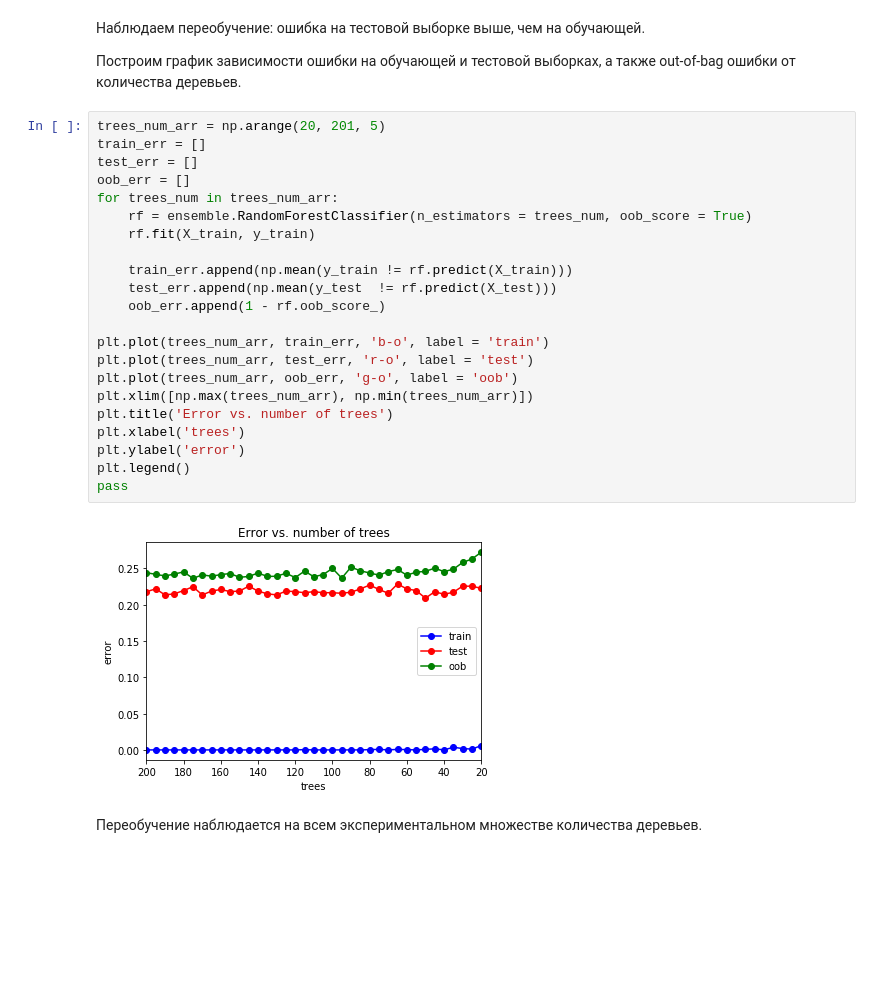
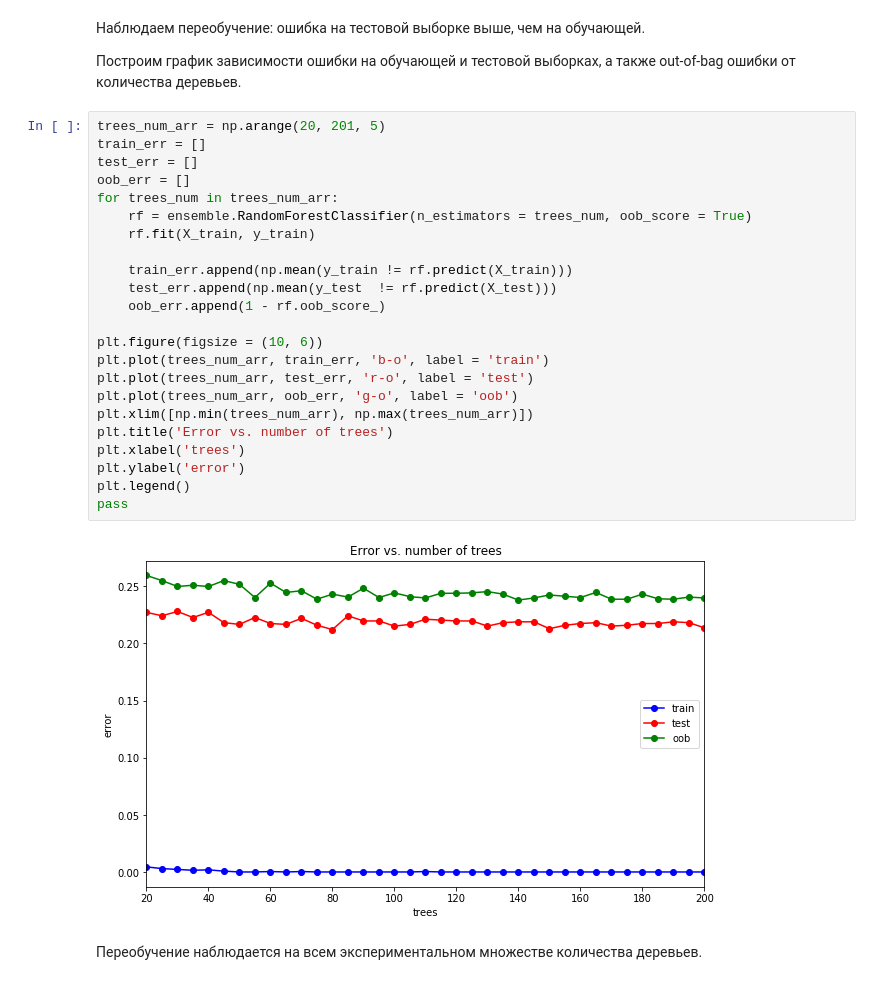
Before and after one commit to cetygamer/MachineLearning, a Jupyter notebook: Task 1/Task 1 - Default of Credit Card Clients.ipynb, the cells around one changed output. Drawn from its saved outputs; the diff is of its cells as text; blank space fills up the shorter version.

```diff
--- a/Task 1/Task 1 - Default of Credit Card Clients.ipynb
+++ b/Task 1/Task 1 - Default of Credit Card Clients.ipynb
@@ -556,27 +559,28 @@ print(np.mean(y_train != rf.predict(X_train)), np.mean(y_test  != rf.predict(X_t
 # %%
 trees_num_arr = np.arange(20, 201, 5)
 train_err = []
 test_err = []
 oob_err = []
 for trees_num in trees_num_arr:
     rf = ensemble.RandomForestClassifier(n_estimators = trees_num, oob_score = True)
     rf.fit(X_train, y_train)
 
     train_err.append(np.mean(y_train != rf.predict(X_train)))
     test_err.append(np.mean(y_test  != rf.predict(X_test)))
     oob_err.append(1 - rf.oob_score_)
 
+plt.figure(figsize = (10, 6))
 plt.plot(trees_num_arr, train_err, 'b-o', label = 'train')
 plt.plot(trees_num_arr, test_err, 'r-o', label = 'test')
 plt.plot(trees_num_arr, oob_err, 'g-o', label = 'oob')
-plt.xlim([np.max(trees_num_arr), np.min(trees_num_arr)])
+plt.xlim([np.min(trees_num_arr), np.max(trees_num_arr)])
 plt.title('Error vs. number of trees')
 plt.xlabel('trees')
 plt.ylabel('error')
 plt.legend()
 pass
 # %% [output]
-[figure, old version]
+[figure, new version]
 # %% [markdown]
 Переобучение наблюдается на всем экспериментальном множестве количества деревьев.
 # %%
```
Also changed, not shown: parts of 25 cells of this notebook.
